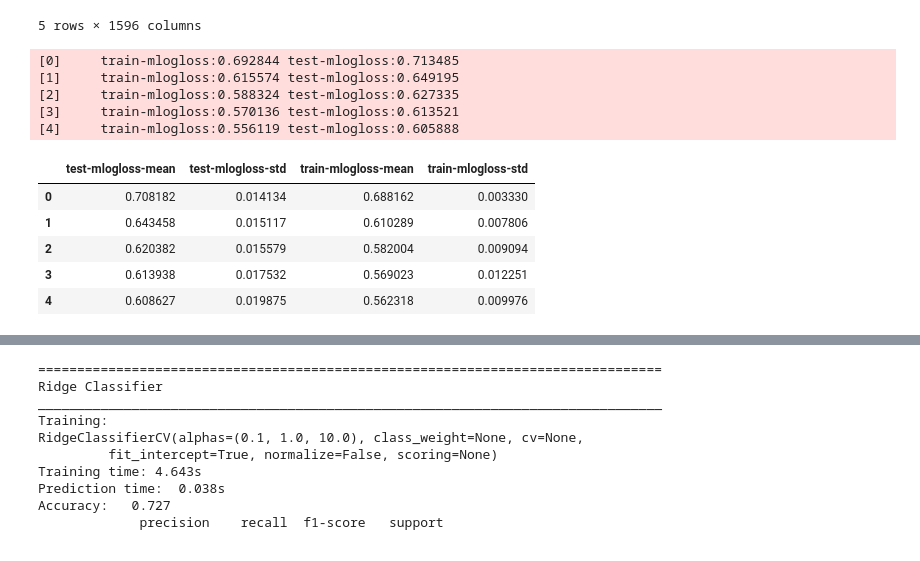
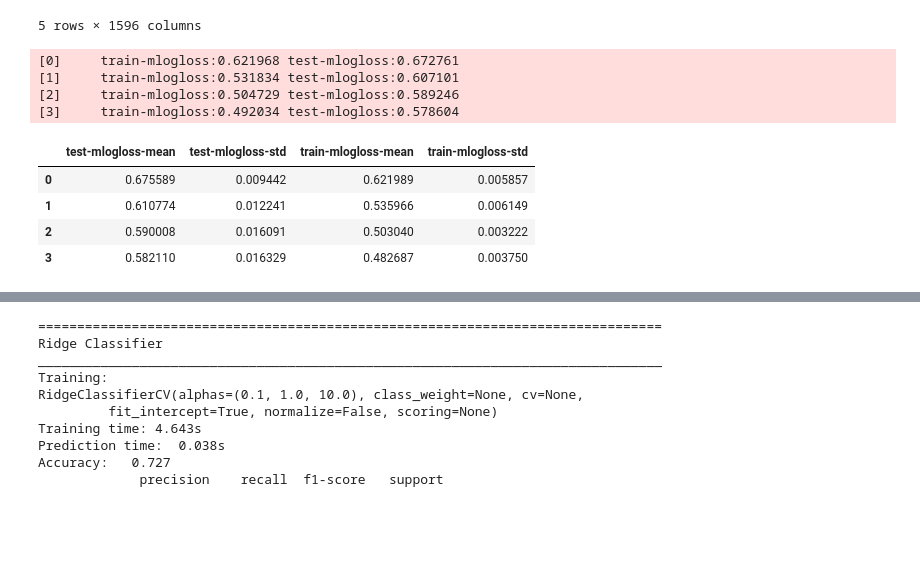
Before and after one commit to blackwhitehere/telstra, a Jupyter notebook: pipe.ipynb, the cells around one changed output, grey strips where cells are left out. Cells and saved outputs as stored; diff of their text form; code cells hidden in the pictures; blank space fills up the shorter version.

```diff
--- a/pipe.ipynb
+++ b/pipe.ipynb
@@ -107,6 +84 @@ join.head()
 5 rows × 24 columns
-# %%
-join.set_index(join['id'])
-join=join.ix[:, 'location_sum':]
-join['id']=join.index
-join.head()
@@ -121,0 +85,4 @@ stats=join
+# %%
+stats=join.iloc[:,9:]
+stats['id']=join['id']
+stats.head()
@@ -121,0 +96,8 @@ stats=join
+# %%
+stats=stats.groupby('id').mean()
+stats=stats.fillna(value=0)
+stats['id']=stats.index
+for column in stats.columns:
+    if column is not 'id':
+        stats[column]=pre.robust_scale(stats[column]) #scale all but id
+stats.head()
@@ -122,4 +112,5 @@ stats=join
 # %%
+datasets['stats']=stats
 join=pd.concat([datasets['train'],datasets['test']],ignore_index=True)
 join.head()
 # %% [output]
@@ -244,40 +234,37 @@ full_xg_test = xgb.DMatrix(test_features.values,feature_names=test_features.colu
 # %%
 # setup parameters for xgboost
 param = {}
 # use softmax multi-class classification
-param['objective'] = 'multi:softmax'
-# scale weight of positive examples
+param['objective'] = 'multi:softprob'
 param['eta'] = 1
 param['gamma']= 4
-param['max_depth'] = 6
+param['max_depth'] = 15
 param['min_child_weight']=4
 param['max_delta_step']=4
 
 param['nthread'] = 3
 #param['subsample']=1
 param['num_class'] = 3
 param['eval_metric']='mlogloss'
 
 watchlist = [ (xg_train,'train'), (xg_test, 'test') ]
-num_round = 5
+num_round = 4
 bst = xgb.train(param, xg_train,num_round,evals=watchlist);
 # get prediction
 pred = bst.predict( xg_test );
 
 xgb.cv(param, xg_train, num_round, nfold=3,
        metrics=['mlogloss'], seed = 0)
 # %% [output]
-[0]     train-mlogloss:0.692844 test-mlogloss:0.713485
-[1]     train-mlogloss:0.615574 test-mlogloss:0.649195
-[2]     train-mlogloss:0.588324 test-mlogloss:0.627335
-[3]     train-mlogloss:0.570136 test-mlogloss:0.613521
-[4]     train-mlogloss:0.556119 test-mlogloss:0.605888
+[0]     train-mlogloss:0.621968 test-mlogloss:0.672761
+[1]     train-mlogloss:0.531834 test-mlogloss:0.607101
+[2]     train-mlogloss:0.504729 test-mlogloss:0.589246
+[3]     train-mlogloss:0.492034 test-mlogloss:0.578604
 |  | test-mlogloss-mean | test-mlogloss-std | train-mlogloss-mean | train-mlogloss-std |
-| 0 | 0.708182 | 0.014134 | 0.688162 | 0.003330 |
-| 1 | 0.643458 | 0.015117 | 0.610289 | 0.007806 |
-| 2 | 0.620382 | 0.015579 | 0.582004 | 0.009094 |
-| 3 | 0.613938 | 0.017532 | 0.569023 | 0.012251 |
-| 4 | 0.608627 | 0.019875 | 0.562318 | 0.009976 |
+| 0 | 0.675589 | 0.009442 | 0.621989 | 0.005857 |
+| 1 | 0.610774 | 0.012241 | 0.535966 | 0.006149 |
+| 2 | 0.590008 | 0.016091 | 0.503040 | 0.003222 |
+| 3 | 0.582110 | 0.016329 | 0.482687 | 0.003750 |
 # %%
 xgb.plot_importance(booster=bst)
 plt.show()
```
Also changed, not shown: parts of 21 cells of this notebook.
